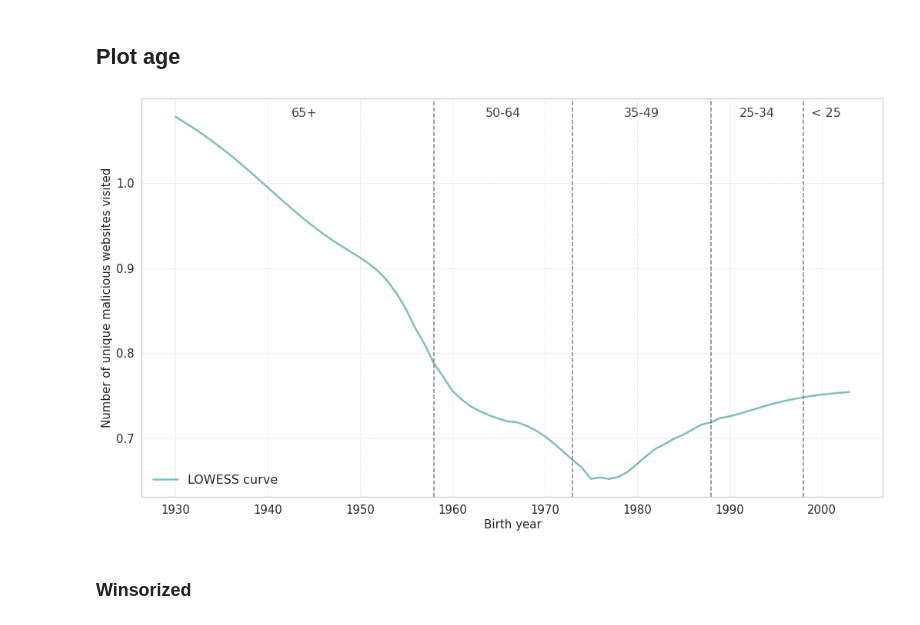
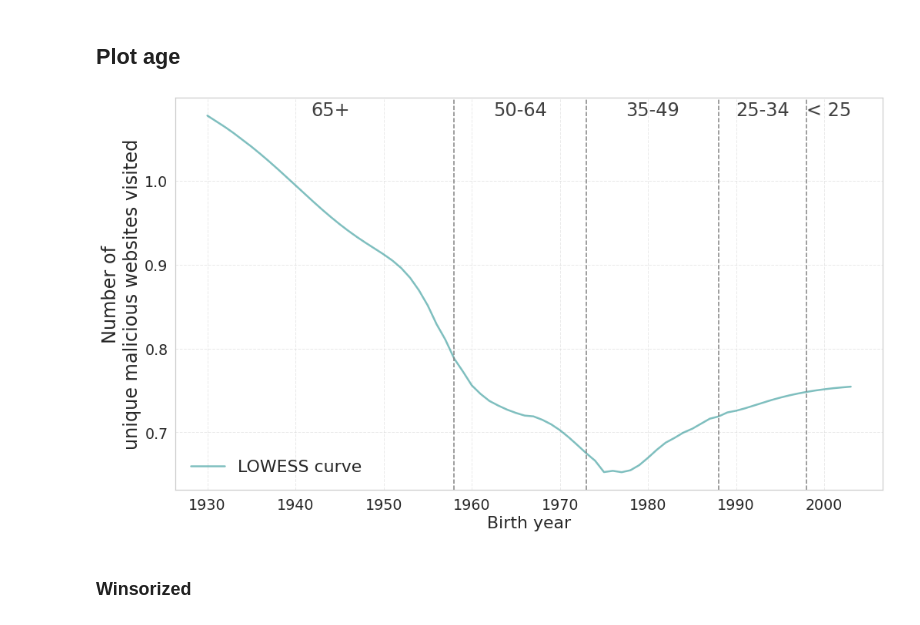
Before and after one commit to themains/bad_domains, a Jupyter notebook: scripts/exposure-unique-malicious.ipynb, the cells around one changed output. Drawn from its saved outputs; the diff is of its cells as text; code cells hidden in the pictures.

```diff
--- a/scripts/exposure-unique-malicious.ipynb
+++ b/scripts/exposure-unique-malicious.ipynb
@@ -415,38 +415,40 @@ lowess = sm.nonparametric.lowess(
     df["malicious_bool"],
     df["birthyr"],
     frac=0.5,
 )
 
 plt.plot(
     lowess[:, 0], lowess[:, 1], color="teal", lw=2.5, alpha=0.5, label="LOWESS curve"
 )
 
-plt.legend(frameon=False, loc="lower left", fontsize=16)
+plt.legend(frameon=False, loc="lower left", fontsize=22)
 plt.grid(True, linestyle="--", alpha=0.4)
-plt.xlabel("Birth year", size=15)
-plt.ylabel("Number of unique malicious websites visited", size=15)
+plt.xlabel("Birth year", size=22)
+plt.ylabel("Number of\nunique malicious websites visited", size=24)
+ax.tick_params(labelsize=19)
 plt.tight_layout()
 plt.locator_params(axis="y", nbins=8)
 save_mpl_fig("../figs/lowess-unique-mal-birthyr")
 
 for i in range(len(bins) - 1):
     mid_point = (bins[i] + bins[i + 1]) / 2
     plt.text(
         mid_point,
         max(lowess[:, 1]) * 1,
         f"{labels[i]}",
         ha="center",
-        fontsize=16,
+        fontsize=24,
         color=".25",
     )
 
 # Add vertical lines for each inner boundary
 for birth_year in bins[1:-1]:
     plt.axvline(x=birth_year, color="grey", linestyle="--", lw=1.5)
 
+
 save_mpl_fig("../figs/lowess-unique-mal-birthyr-annotated")
 # %% [output]
-[figure, old version]
+[figure, new version]
 # %% [markdown]
 ### Winsorized
 # %%
```
Also changed, not shown: parts of 1 cell of this notebook, 6 other files.
